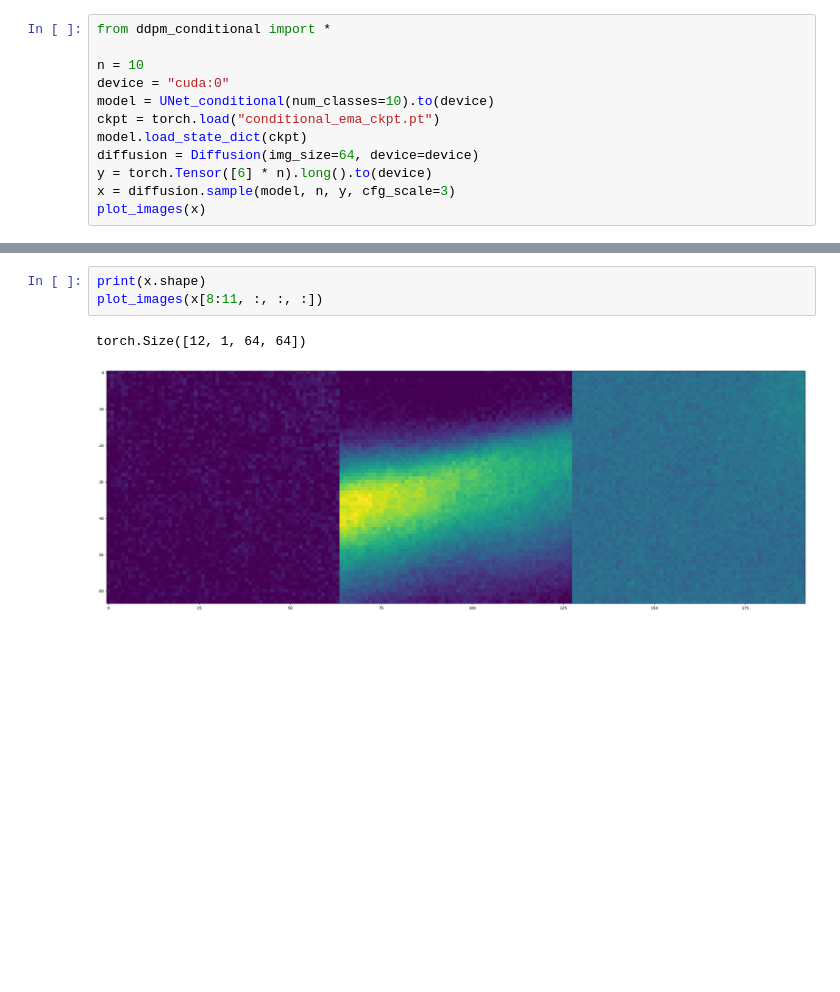
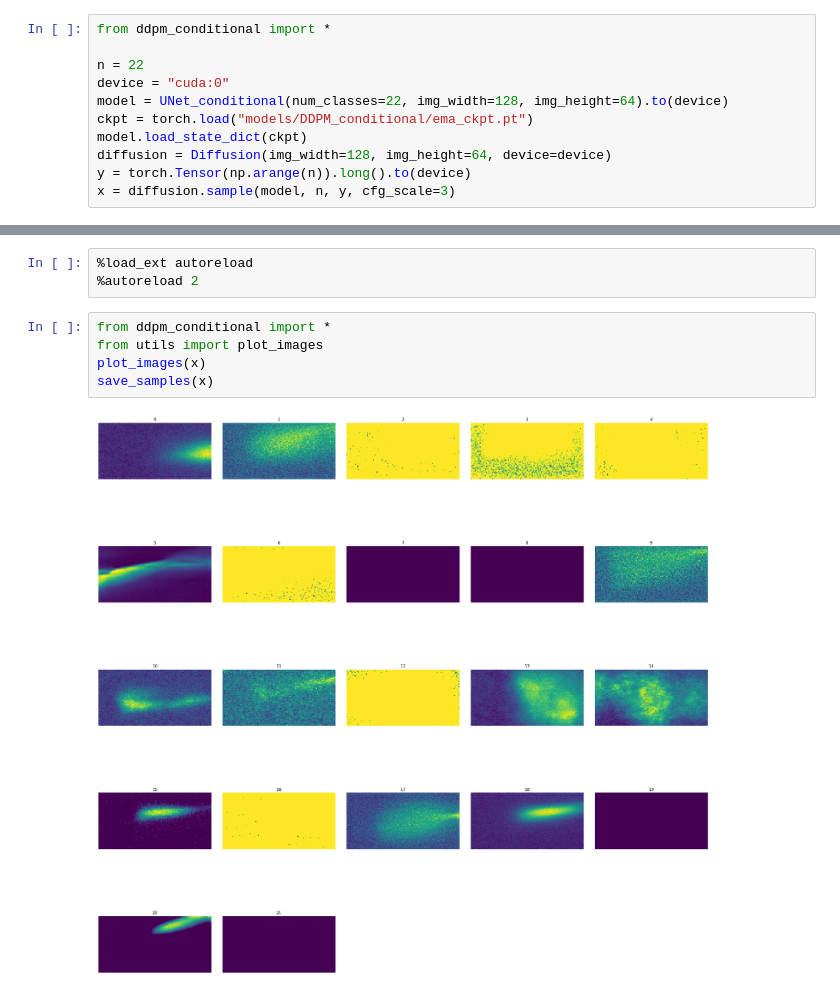
Before and after one commit to Jechmate/diffAE-elibeams, a Jupyter notebook: sample.ipynb, the cells around one changed output, grey strips where cells are left out. Saved outputs shown, nothing was run; the diff lists cells and outputs as text; blank space fills up the shorter version.

Commit message:
Added image dimensions parameters

```diff
--- a/sample.ipynb
+++ b/sample.ipynb
@@ -1,13 +1,12 @@
 # %%
 from ddpm_conditional import *
 
-n = 10
+n = 22
 device = "cuda:0"
-model = UNet_conditional(num_classes=10).to(device)
-ckpt = torch.load("conditional_ema_ckpt.pt")
+model = UNet_conditional(num_classes=22, img_width=128, img_height=64).to(device)
+ckpt = torch.load("models/DDPM_conditional/ema_ckpt.pt")
 model.load_state_dict(ckpt)
-diffusion = Diffusion(img_size=64, device=device)
-y = torch.Tensor([6] * n).long().to(device)
+diffusion = Diffusion(img_width=128, img_height=64, device=device)
+y = torch.Tensor(np.arange(n)).long().to(device)
 x = diffusion.sample(model, n, y, cfg_scale=3)
-plot_images(x)
 # %% [output]
@@ -16,6 +14,10 @@ RuntimeError: Error(s) in loading state_dict for UNet_conditional:
-# %%
-print(x.shape)
-plot_images(x[8:11, :, :, :])
-# %% [output]
-torch.Size([12, 1, 64, 64])
-[figure, removed]
+# %%
+%load_ext autoreload
+%autoreload 2
+# %%
+from ddpm_conditional import *
+from utils import plot_images
+plot_images(x)
+save_samples(x)
+# %% [output]
+[figure, added]
```
Also changed, not shown: parts of 1 cell of this notebook, 4 other files.
